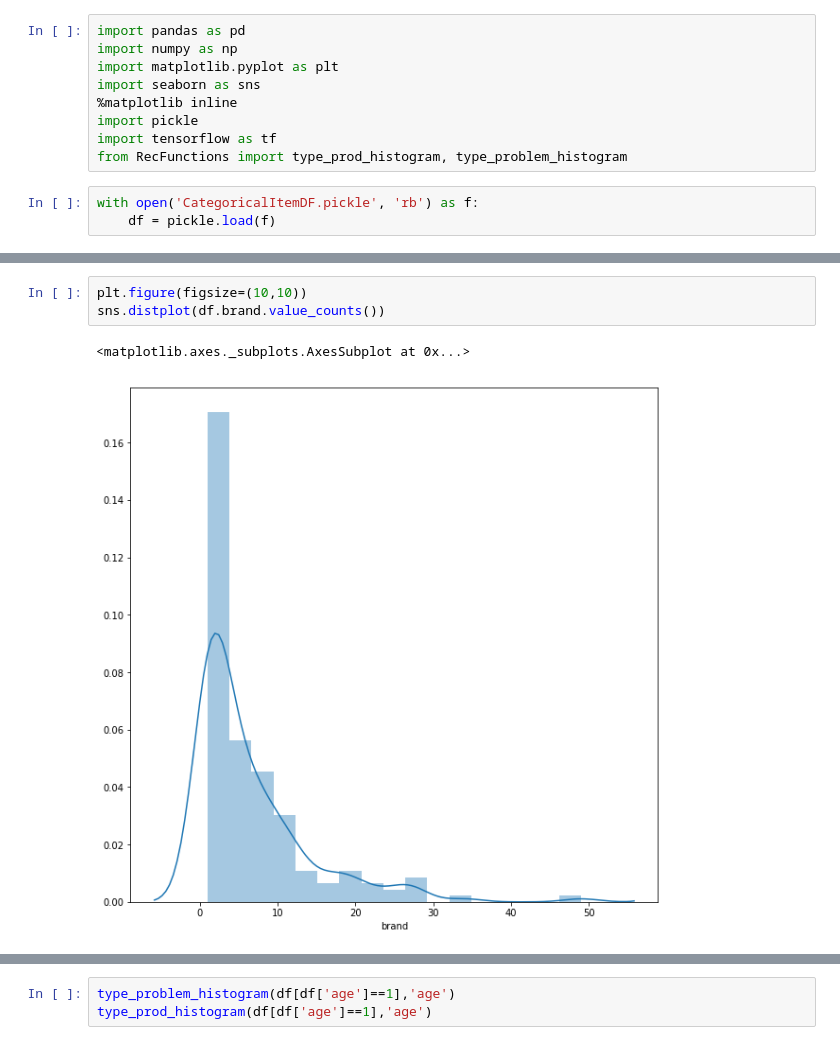
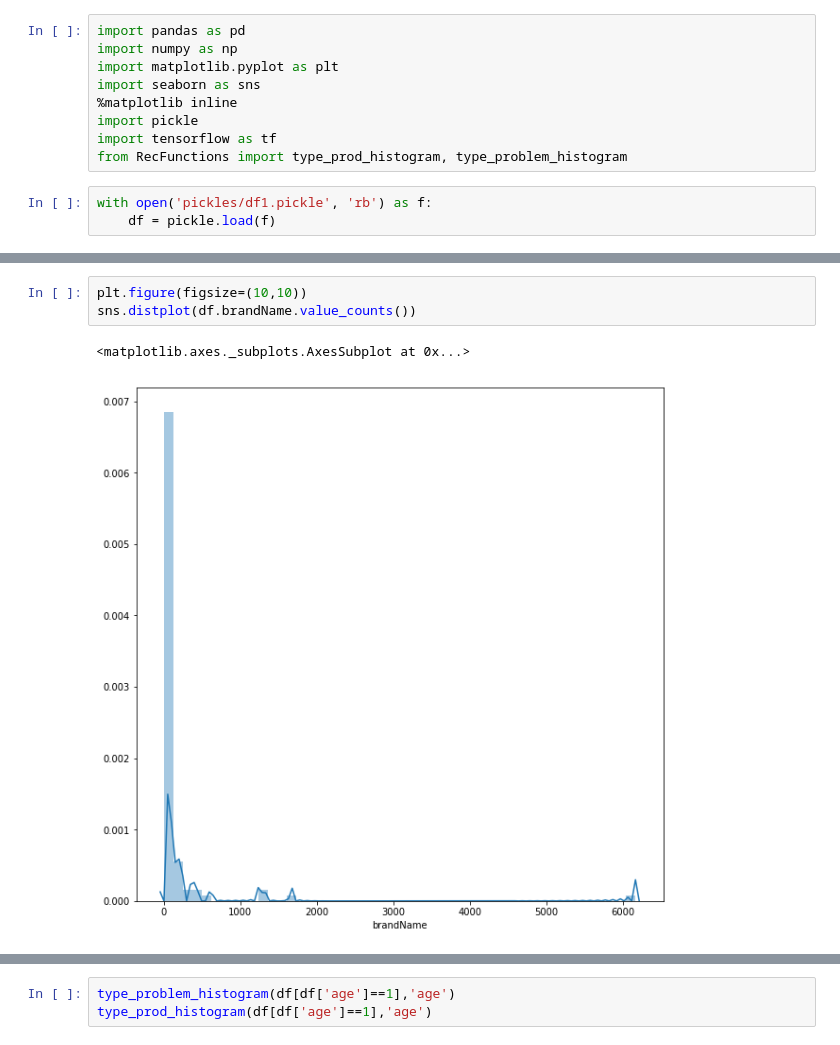
Before and after one commit to mackenziemitchell6/SkinCareRoutine, a Jupyter notebook: _EDA.ipynb, the cells around one changed output, grey strips where cells are left out. Cells and saved outputs as stored; diff of their text form.

```diff
--- a/_EDA.ipynb
+++ b/_EDA.ipynb
@@ -8,6 +8,6 @@ import pickle
 import tensorflow as tf
 from RecFunctions import type_prod_histogram, type_problem_histogram
 # %%
-with open('CategoricalItemDF.pickle', 'rb') as f:
+with open('pickles/df1.pickle', 'rb') as f:
     df = pickle.load(f)
 # %%
@@ -51,9 +53,9 @@ plt.savefig('VennDiagram_AllBrands.png')
 # %%
 plt.figure(figsize=(10,10))
-sns.distplot(df.brand.value_counts())
+sns.distplot(df.brandName.value_counts())
 # %% [output]
 <matplotlib.axes._subplots.AxesSubplot at 0x...>
-[figure, old version]
+[figure, new version]
 # %%
 plt.figure(figsize=(8,8))
 sns.distplot(df.rating)
```
Also changed, not shown: parts of 7 cells of this notebook, 21 other files.
